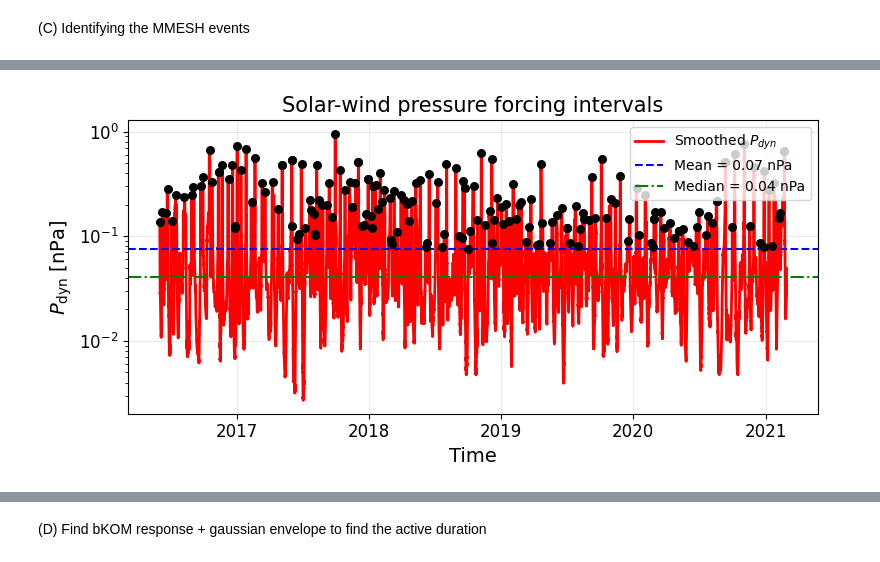
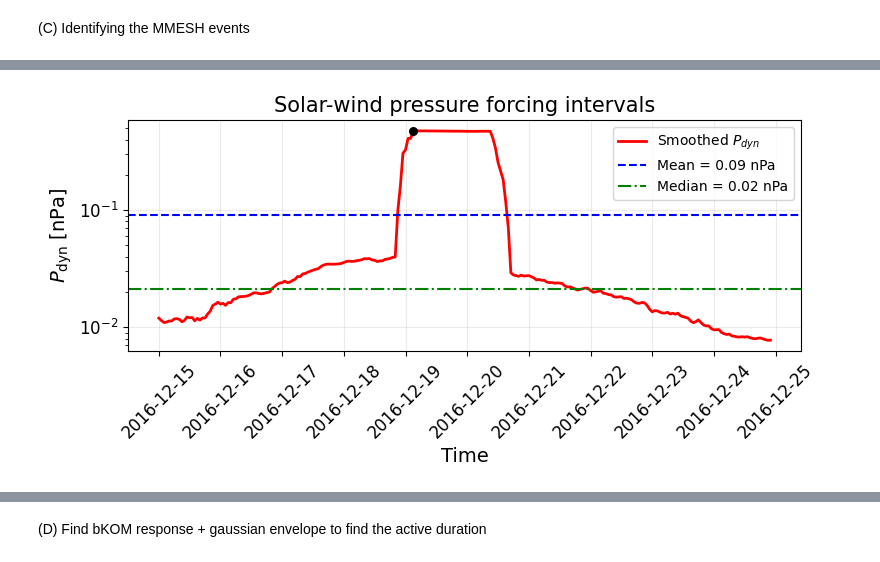
Before and after one commit to Kartav33/ERICA-JS, a Jupyter notebook: 02_event_detection.ipynb, the cells around one changed output, grey strips where cells are left out. Drawn from its saved outputs; the diff is of its cells as text; code cells hidden in the pictures.

```diff
--- a/02_event_detection.ipynb
+++ b/02_event_detection.ipynb
@@ -20,8 +23,8 @@ import numpy as np
 
 # A.0 Analysis interval
 
-start = pd.Timestamp("2016-06-01 00:00:00")
-end   = pd.Timestamp("2021-02-27 22:00:00")
+start = pd.Timestamp("2016-12-15 00:00:00")
+end   = pd.Timestamp("2016-12-24 22:00:00")
 # %%
 # A.1 Build Juno bKOM + distance dataframe
 df_juno_min = pd.DataFrame({"time": pd.to_datetime(time_over_year_sec, unit="s"), "intensity_raw": normalized_integrated_intensity_bKOM, "dist_RJ": obdist})
@@ -163,22 +166,18 @@ ID = 0
 PAR = [P_dyn, B_mag, n_tot, u_mag] # parameters
 
 # User-defined case. 0: default case, i.e., 95 %ile, 1: strict value (mean, median, or any certain value)
-CASE = 0
+CASE = 1
 # %%
 # Depending on the case value, the code will either take derivatioves or will work with a concrete value
-if CASE == 0 :
-    PAR_smooth = PAR[ID].rolling(SMOOTH, center=True, min_periods=1).mean()
+PAR_smooth = PAR[ID].rolling(SMOOTH, center=True, min_periods=1).mean()
+
+if CASE == 1 :
     dPAR = PAR_smooth.diff()
+    positive_dPAR = dPAR[dPAR > 0].dropna()
+    PAR_DERIV_THRESHOLD = positive_dPAR.quantile(0.90)
+    PAR_VALUE_THRESHOLD = PAR[ID].mean()
 
-    positive_dPAR = dPAR[dPAR > 0].dropna()
-    PAR_DERIV_THRESHOLD = positive_dPAR.quantile(0.95)
-
-    rising = dPAR > PAR_DERIV_THRESHOLD
-
-elif CASE == 1:
-    PAR_smooth = PAR[ID].rolling(SMOOTH, center=True, min_periods=1).mean()
-    PAR_DERIV_THRESHOLD = PAR[ID].mean()
-    rising = PAR[ID] > PAR_DERIV_THRESHOLD
+    rising = ( dPAR > PAR_DERIV_THRESHOLD ) & (PAR_smooth > PAR_VALUE_THRESHOLD)
 
 # Main loop
 forcing_records = []
@@ -194,7 +193,6 @@ for t in rising.index:
     elif (not rising.loc[t]) and in_forcing:
 
         forcing_rise_end = t
-
         forcing_rise_duration_hr = (forcing_rise_end - forcing_start).total_seconds() / 3600
 
         if forcing_rise_duration_hr >= MIN_EVENT_DURATION:
@@ -240,6 +238,6 @@ df_forcing = pd.DataFrame(forcing_records)
 if not df_forcing.empty:
     df_forcing = df_forcing.set_index("forcing_midpoint")
 
-print(df_forcing["forcing_peak_value"])
+print(df_forcing["forcing_start"])
 # %% [output]
 forcing_midpoint
@@ -258,33 +246,35 @@ Name: forcing_peak_value, Length: 164, dtype: float64
 # %%
 P_mean = P_dyn.mean()
 P_median = P_dyn.median()
 
 fig, ax = plt.subplots(figsize=(8, 4), sharex=True)
 
 # ---------------- P_dyn ----------------
-#ax[0].plot(P_dyn.index, P_dyn, color="lightcoral", lw=1,
-#           label="Raw $P_{dyn}$")
+#ax.plot(P_dyn.index, P_dyn, color="lightcoral", lw=1,
+    #       label="Raw $P_{dyn}$")
 ax.plot(PAR_smooth.index, PAR_smooth, color="red", lw=2,
            label="Smoothed $P_{dyn}$")
 
 for t_mid, row in df_forcing.iterrows():
     ax.scatter(row["forcing_peak_time"], row["forcing_peak_value"],
                   color="black", s=30, zorder=5)
+    #ax.axvline(row["forcing_rise_end"])
 
 ax.axhline(P_mean, color="blue", ls="--", lw=1.5,
               label=f"Mean = {P_mean:.2f} nPa")
 ax.axhline(P_median, color="green", ls="-.", lw=1.5,
               label=f"Median = {P_median:.2f} nPa")
 
 ax.set_yscale("log")
 ax.set_ylabel(r"$P_{\rm dyn}$ [nPa]", fontsize=14)
 ax.set_xlabel("Time", fontsize=14)
 ax.set_title("Solar-wind pressure forcing intervals", fontsize=15)
 ax.tick_params(labelsize=12)
 ax.legend(fontsize=10)
 ax.grid(alpha=0.25)
+plt.xticks(rotation=45)
 
 plt.tight_layout()
 plt.show()
 # %% [output]
-[figure, old version]
+[figure, new version]
```
Also changed, not shown: parts of 12 cells of this notebook, 2 other files.
